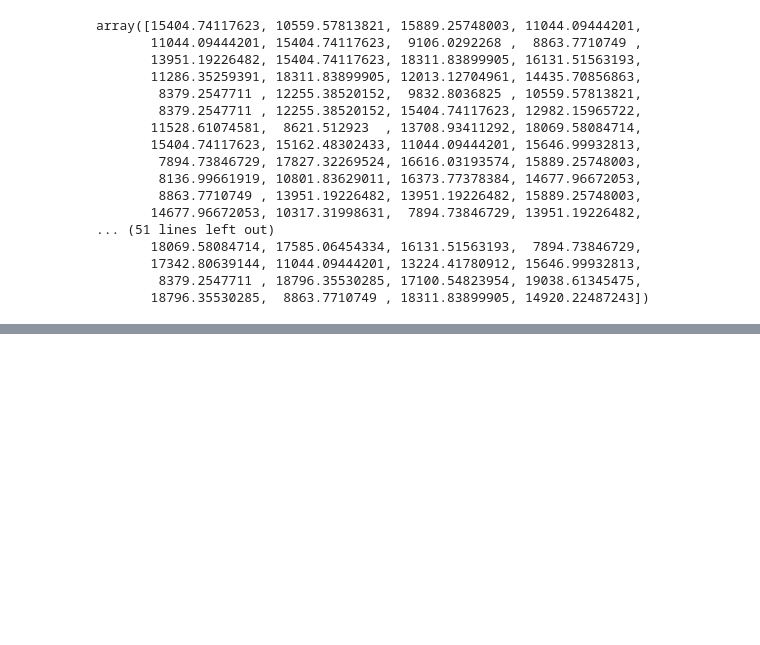
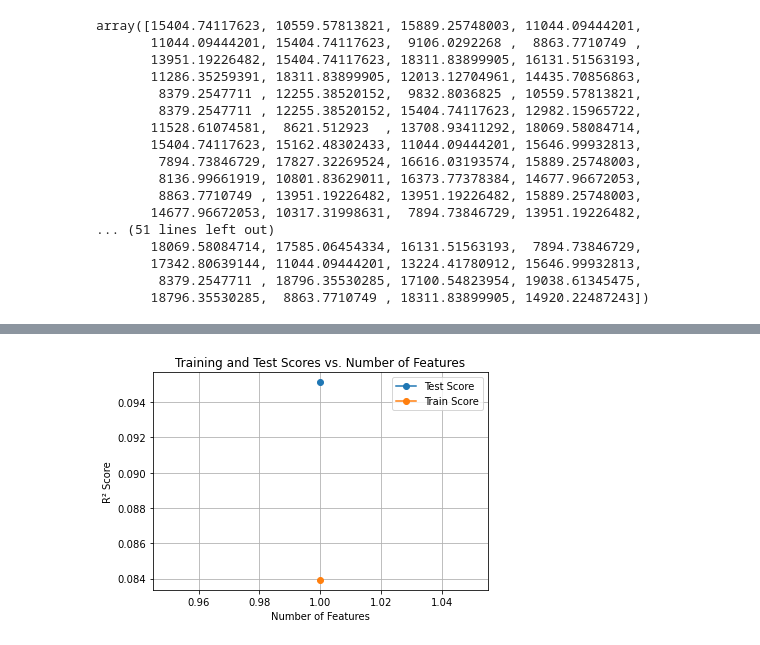
Before and after one commit to TJ-Mothokho/DataAnaylsis_Practical-Assessments, a Jupyter notebook: Medical_Costs_Case_Study-Practical_Assessment/MedicalCost_Practical_Assessment.ipynb, the cells around one changed output, grey strips where cells are left out. Drawn from its saved outputs; the diff is of its cells as text; code cells hidden in the pictures; blank space fills up the shorter version.

```diff
--- a/Medical_Costs_Case_Study-Practical_Assessment/MedicalCost_Practical_Assessment.ipynb
+++ b/Medical_Costs_Case_Study-Practical_Assessment/MedicalCost_Practical_Assessment.ipynb
@@ -322,0 +360,11 @@ array([15404.74117623, 10559.57813821, 15889.25748003, 11044.09444201,
+# %%
+# Plot the results
+df_scores.plot(x='numFeatures', y=['testScores', 'trainScores'], marker='o')
+plt.xlabel('Number of Features')
+plt.ylabel('R² Score')
+plt.title('Training and Test Scores vs. Number of Features')
+plt.legend(['Test Score', 'Train Score'])
+plt.grid(True)
+plt.show()
+# %% [output]
+[figure, added]
```
Also changed, not shown: parts of 5 cells of this notebook.
